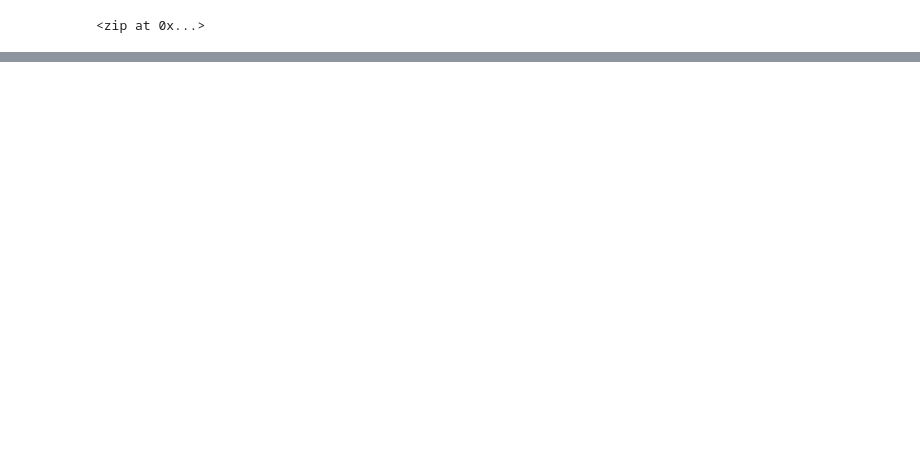
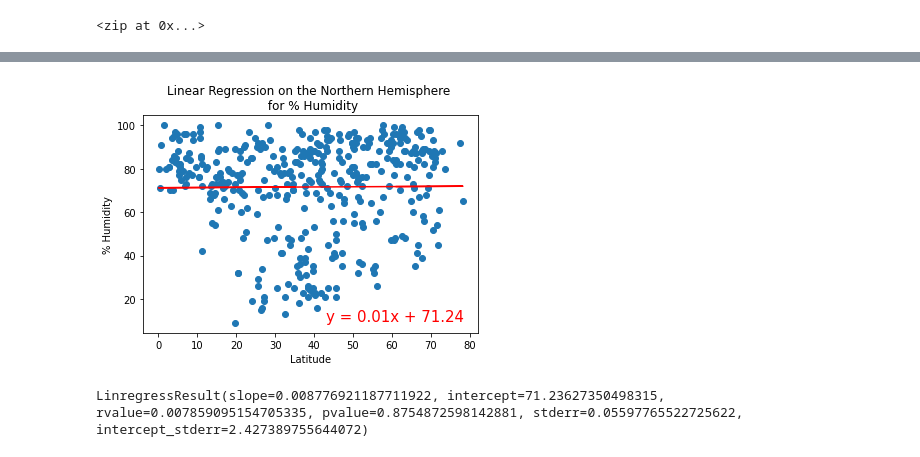
Before and after one commit to XDarkPhoenixes/World_Weather_Analysis, a Jupyter notebook: WeatherPy.ipynb, the cells around one changed output, grey strips where cells are left out. Saved outputs shown, nothing was run; the diff lists cells and outputs as text; code cells hidden in the pictures; blank space fills up the shorter version.

```diff
--- a/WeatherPy.ipynb
+++ b/WeatherPy.ipynb
@@ -243,0 +310,14 @@ plt.show()
+# %%
+# 6.4.3 Linear regression on the Northern Hemisphere
+x_values = northern_hemi_df["Lat"]
+y_values = northern_hemi_df["Humidity"]
+# Call the function.
+plot_linear_regression(x_values, y_values,
+                       'Linear Regression on the Northern Hemisphere \n for % Humidity', '% Humidity',(43,10))
+# %% [output]
+[figure, added]
+# %%
+## Checking r_value
+linregress(x_values, y_values)
+# %% [output]
+LinregressResult(slope=0.008776921187711922, intercept=71.23627350498315, rvalue=0.007859095154705335, pvalue=0.8754872598142881, stderr=0.05597765522725622, intercept_stderr=2.427389755644072)
```
Also changed, not shown: parts of 25 cells of this notebook.
